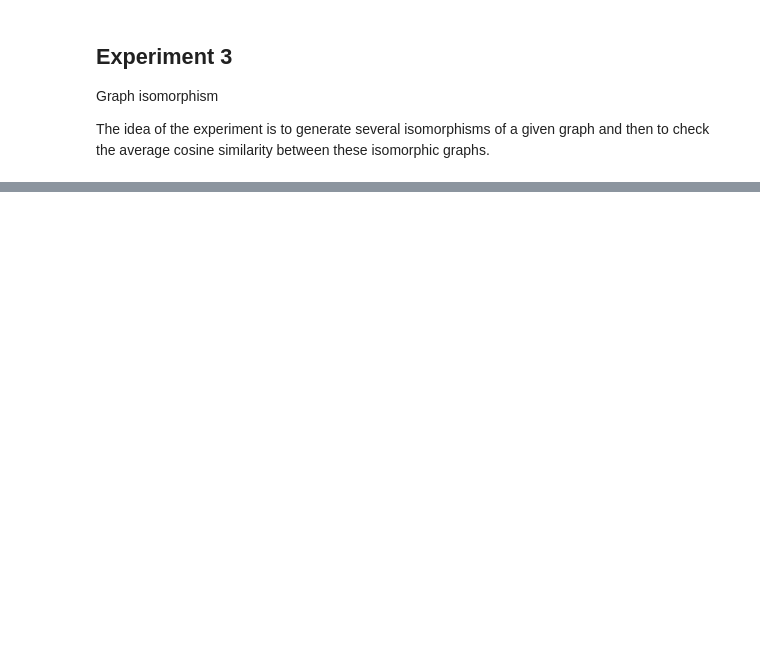
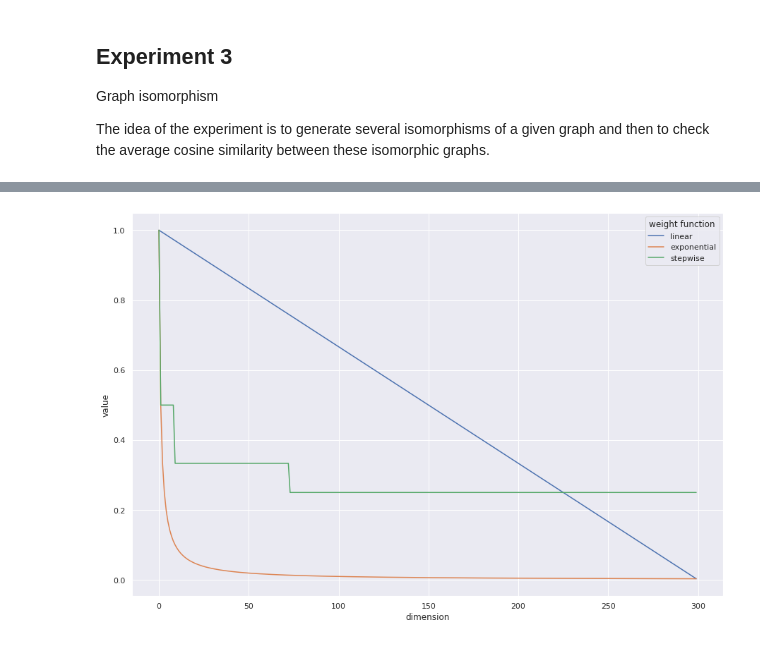
Before and after one commit to megaduks/hbam, a Jupyter notebook: hbam_experiments.ipynb, the cells around one changed output, grey strips where cells are left out. Drawn from its saved outputs; the diff is of its cells as text; code cells hidden in the pictures; blank space fills up the shorter version.

```diff
--- a/hbam_experiments.ipynb
+++ b/hbam_experiments.ipynb
@@ -174,0 +196,14 @@ df.groupby('model').mean()
+# %%
+df = pd.DataFrame({
+    'dimension': range(hbam.EMBEDDING_SIZE),
+    'linear': hbam.get_weights(hbam.EMBEDDING_SIZE, 'linear'),
+    'exponential': hbam.get_weights(hbam.EMBEDDING_SIZE, 'exponential'),
+    'stepwise': hbam.get_weights(hbam.EMBEDDING_SIZE, 'stepwise'),
+})
+df_plot = pd.melt(df, 'dimension', var_name='weight function')
+
+plot = sns.lineplot(data=df_plot, x='dimension', y='value', hue='weight function')
+plt.show(plot)
+plot.figure.savefig('fig-weight-functions.png')
+# %% [output]
+[figure, added]
```
Also changed, not shown: parts of 7 cells of this notebook, 14 other files.
